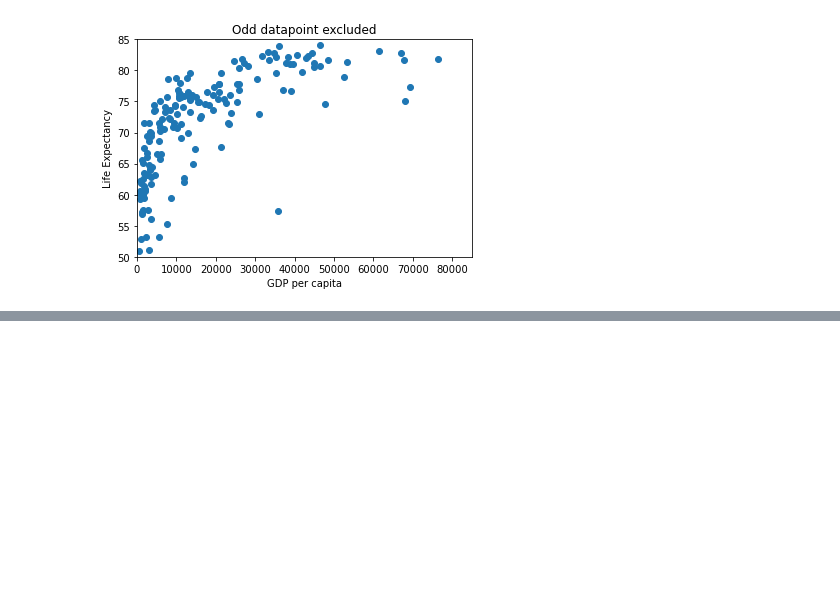
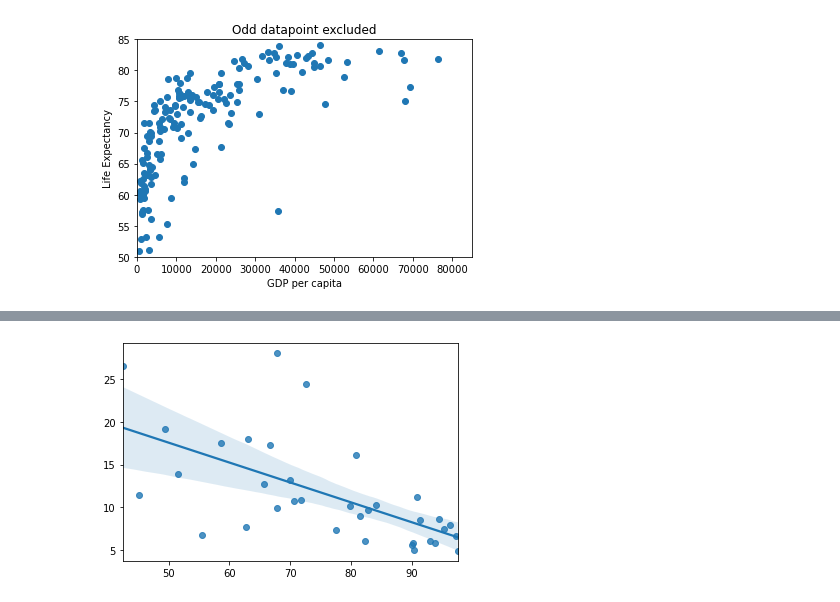
Before and after one commit to Peptski/Data-Science-and-AI, a Jupyter notebook: Assignment1/notebook/Assignment1.ipynb, the cells around one changed output, grey strips where cells are left out. Saved outputs shown, nothing was run; the diff lists cells and outputs as text; code cells hidden in the pictures; blank space fills up the shorter version.

Commit message:
added a more evident plot and explanation in 2b

```diff
--- a/Assignment1/notebook/Assignment1.ipynb
+++ b/Assignment1/notebook/Assignment1.ipynb
@@ -283,3 +309,9 @@ plt.show()
+# %%
+#regData = pd.DataFrame(data=relative_data[1], columns=["Rate of Unemployment","Rate of happiness"])
+#sns.regplot(x = "Rate of Unemployment", y="Rate of happiness", data= regData)
+sns.regplot(x = relative_data[1][0],y = relative_data[1][1]);
+# %% [output]
+[figure, added]
 # %%
 years = []
 norm = colors.Normalize(0,20)
```
Also changed, not shown: parts of 8 cells of this notebook.
